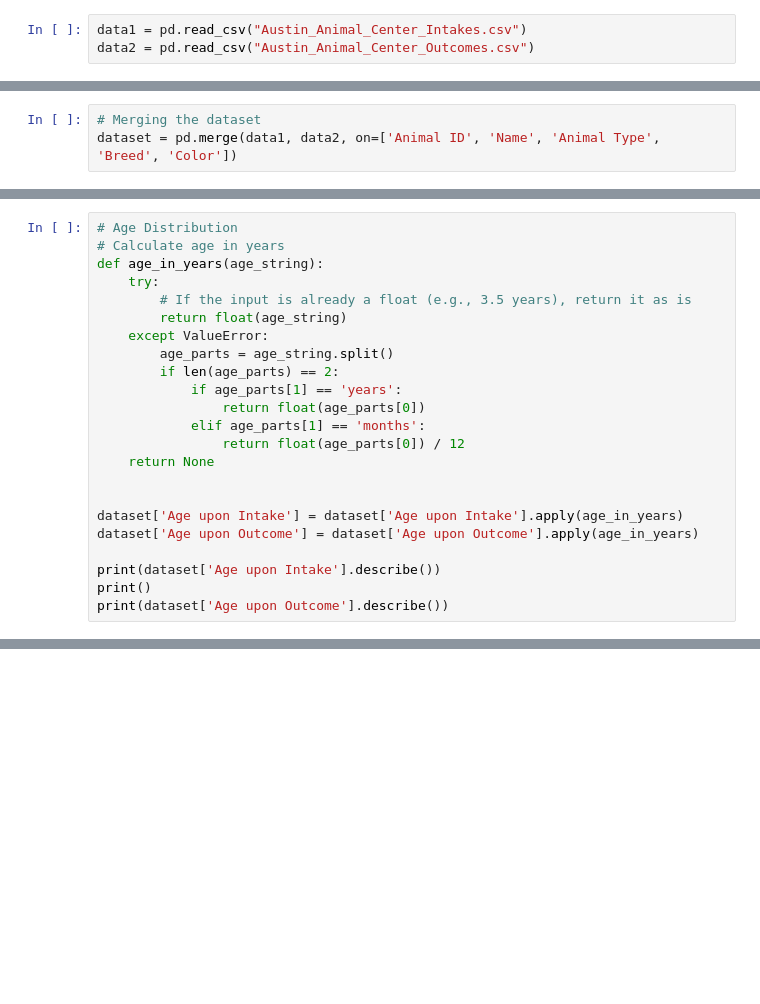
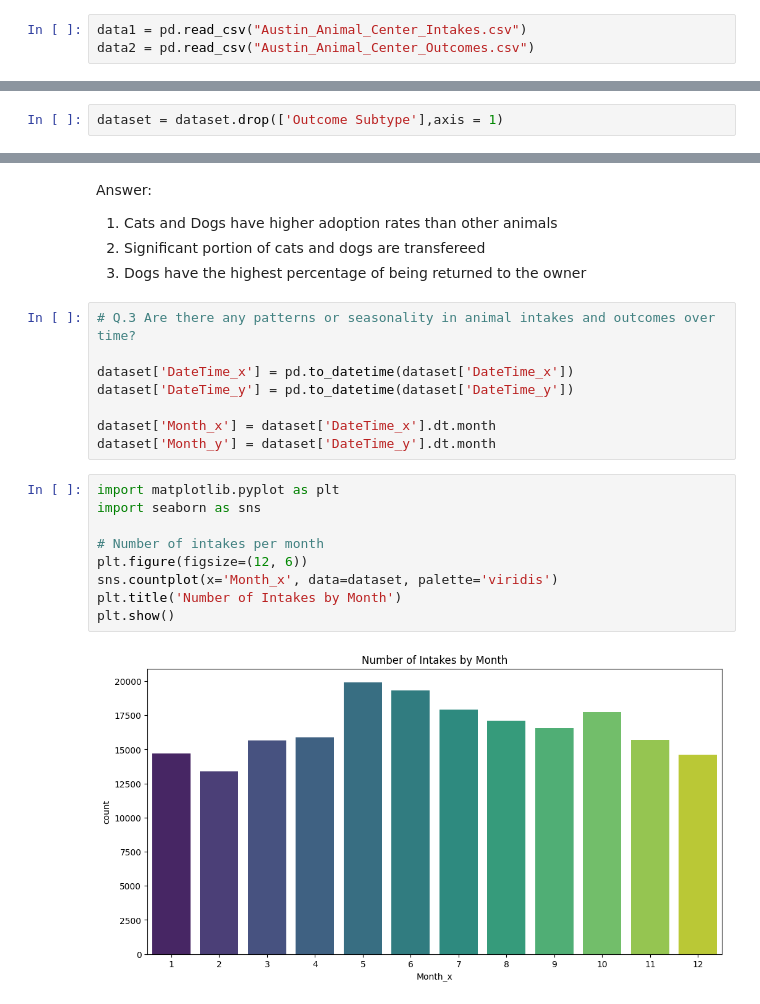
Before and after one commit to KarthikShetty27/Predicting-Animal-Adoption-Rates-in-Austin, a Jupyter notebook: DA_Capstone_Project.ipynb, the cells around one changed output, grey strips where cells are left out. Saved outputs shown, nothing was run; the diff lists cells and outputs as text; blank space fills up the shorter version.

```diff
--- a/DA_Capstone_Project.ipynb
+++ b/DA_Capstone_Project.ipynb
@@ -92,6 +175,3 @@ Common Columns: ['Animal ID', 'Name', 'DateTime', 'MonthYear', 'Animal Type', 'B
-# %%
-# Merging the dataset
-dataset = pd.merge(data1, data2, on=['Animal ID', 'Name', 'Animal Type', 'Breed', 'Color'])
 # %%
 dataset.shape
 # %% [output]
@@ -297,23 +178,0 @@ plt.show()
-# %%
-# Age Distribution
-# Calculate age in years
-def age_in_years(age_string):
-    try:
-        # If the input is already a float (e.g., 3.5 years), return it as is
-        return float(age_string)
-    except ValueError:
-        age_parts = age_string.split()
-        if len(age_parts) == 2:
-            if age_parts[1] == 'years':
-                return float(age_parts[0])
-            elif age_parts[1] == 'months':
-                return float(age_parts[0]) / 12
-    return None
-
-
-dataset['Age upon Intake'] = dataset['Age upon Intake'].apply(age_in_years)
-dataset['Age upon Outcome'] = dataset['Age upon Outcome'].apply(age_in_years)
-
-print(dataset['Age upon Intake'].describe())
-print()
-print(dataset['Age upon Outcome'].describe())
@@ -692,0 +179,2 @@ plt.show()
+# %%
+dataset = dataset.drop(['Outcome Subtype'],axis = 1)
@@ -692,0 +308,24 @@ plt.show()
+# %% [markdown]
+Answer:
+1. Cats and Dogs have higher adoption rates than other animals
+2. Significant portion of cats and dogs are transfereed
+3. Dogs have the highest percentage of being returned to the owner
+# %%
+# Q.3 Are there any patterns or seasonality in animal intakes and outcomes over time?
+
+dataset['DateTime_x'] = pd.to_datetime(dataset['DateTime_x'])
+dataset['DateTime_y'] = pd.to_datetime(dataset['DateTime_y'])
+
+dataset['Month_x'] = dataset['DateTime_x'].dt.month
+dataset['Month_y'] = dataset['DateTime_y'].dt.month
+# %%
+import matplotlib.pyplot as plt
+import seaborn as sns
+
+# Number of intakes per month
+plt.figure(figsize=(12, 6))
+sns.countplot(x='Month_x', data=dataset, palette='viridis')
+plt.title('Number of Intakes by Month')
+plt.show()
+# %% [output]
+[figure, added]
```
Also changed, not shown: parts of 80 cells of this notebook.
